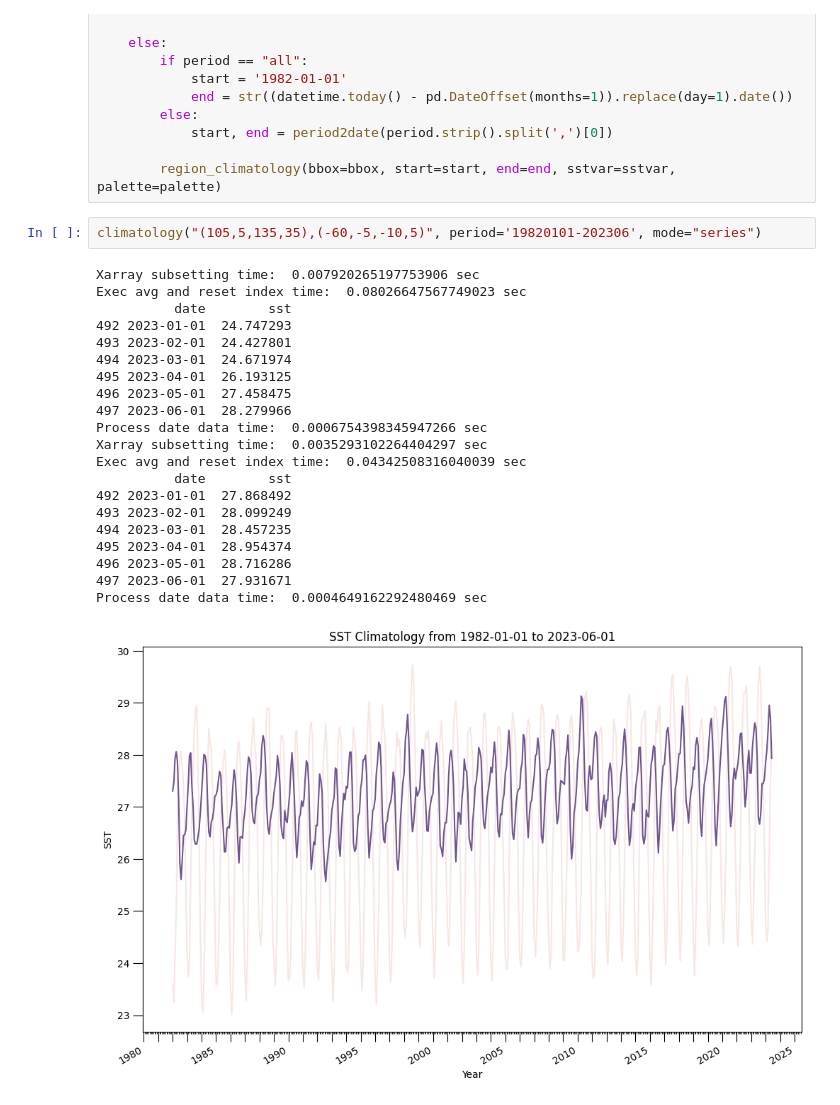
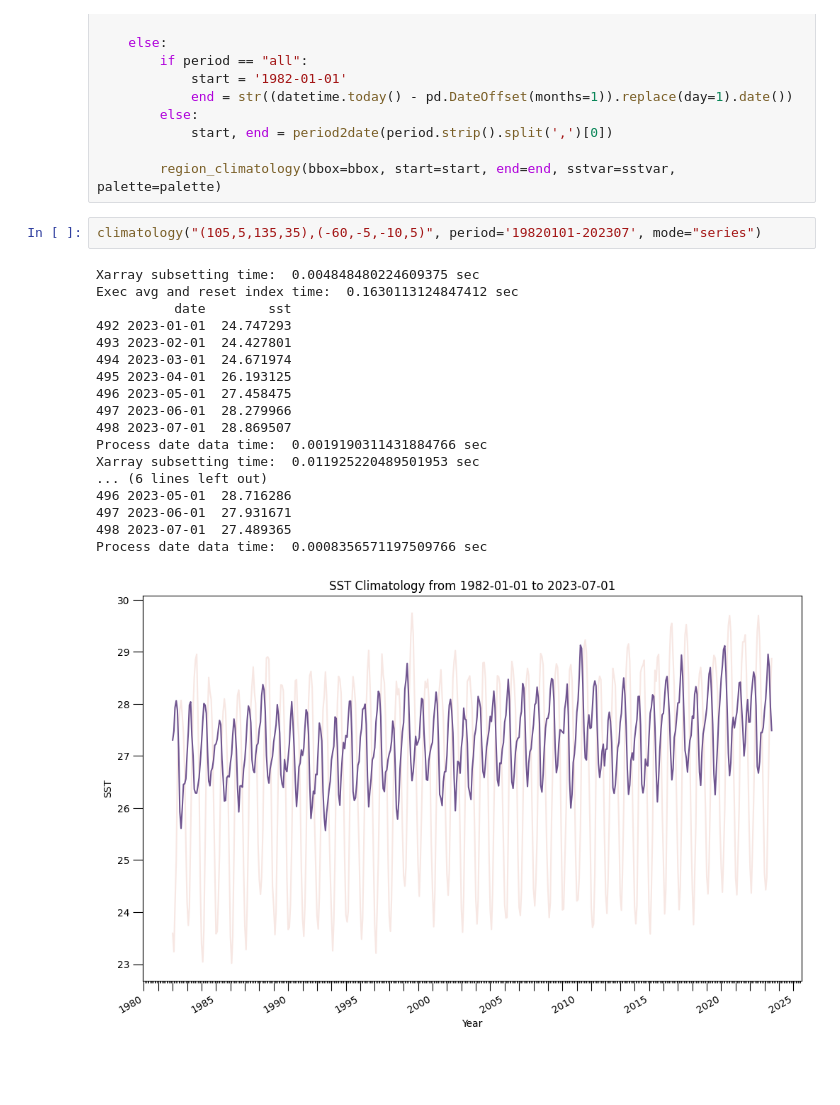
Before and after one commit to cywhale/marineheatwave, a Jupyter notebook: API/sim_mhw_api01.ipynb, the cells around one changed output. Saved outputs shown, nothing was run; the diff lists cells and outputs as text; blank space fills up the shorter version.

```diff
--- a/API/sim_mhw_api01.ipynb
+++ b/API/sim_mhw_api01.ipynb
@@ -675,29 +672,26 @@ def climatology(bbox: str, period: str, sstvar: Optional[str] = None, mode: Opti
 
         region_climatology(bbox=bbox, start=start, end=end, sstvar=sstvar, palette=palette)
 # %%
-climatology("(105,5,135,35),(-60,-5,-10,5)", period='19820101-202306', mode="series")
+climatology("(105,5,135,35),(-60,-5,-10,5)", period='19820101-202307', mode="series")
 # %% [output]
-Xarray subsetting time:  0.007920265197753906 sec
-Exec avg and reset index time:  0.08026647567749023 sec
+Xarray subsetting time:  0.004848480224609375 sec
+Exec avg and reset index time:  0.1630113124847412 sec
           date        sst
 492 2023-01-01  24.747293
 493 2023-02-01  24.427801
 494 2023-03-01  24.671974
 495 2023-04-01  26.193125
 496 2023-05-01  27.458475
 497 2023-06-01  28.279966
-Process date data time:  0.0006754398345947266 sec
-Xarray subsetting time:  0.0035293102264404297 sec
-Exec avg and reset index time:  0.04342508316040039 sec
-          date        sst
-492 2023-01-01  27.868492
-493 2023-02-01  28.099249
-494 2023-03-01  28.457235
-495 2023-04-01  28.954374
+498 2023-07-01  28.869507
+Process date data time:  0.0019190311431884766 sec
+Xarray subsetting time:  0.011925220489501953 sec
+... (6 lines left out)
 496 2023-05-01  28.716286
 497 2023-06-01  27.931671
-Process date data time:  0.0004649162292480469 sec
+498 2023-07-01  27.489365
+Process date data time:  0.0008356571197509766 sec
-[figure, old version]
+[figure, new version]
 # %%
 climatology("(105,5,135,35),(-60,-5,-10,5)", period="1982-2011,2012-2021,2018,2019,2020,2021,2022,2023", mode="month")
 # %% [output]
```
Also changed, not shown: parts of 13 cells of this notebook, 5 other files.
